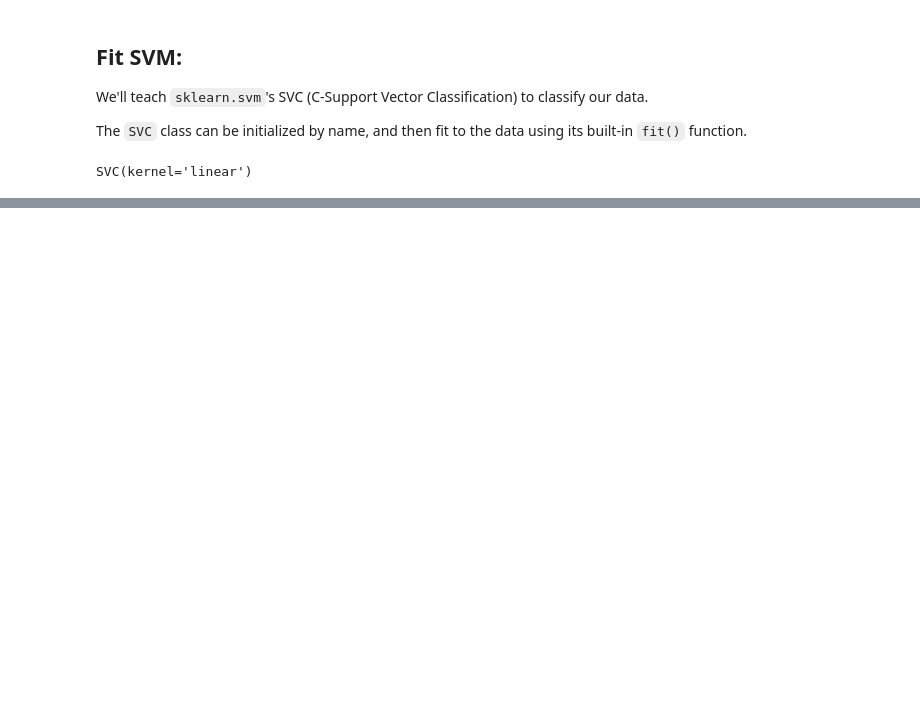
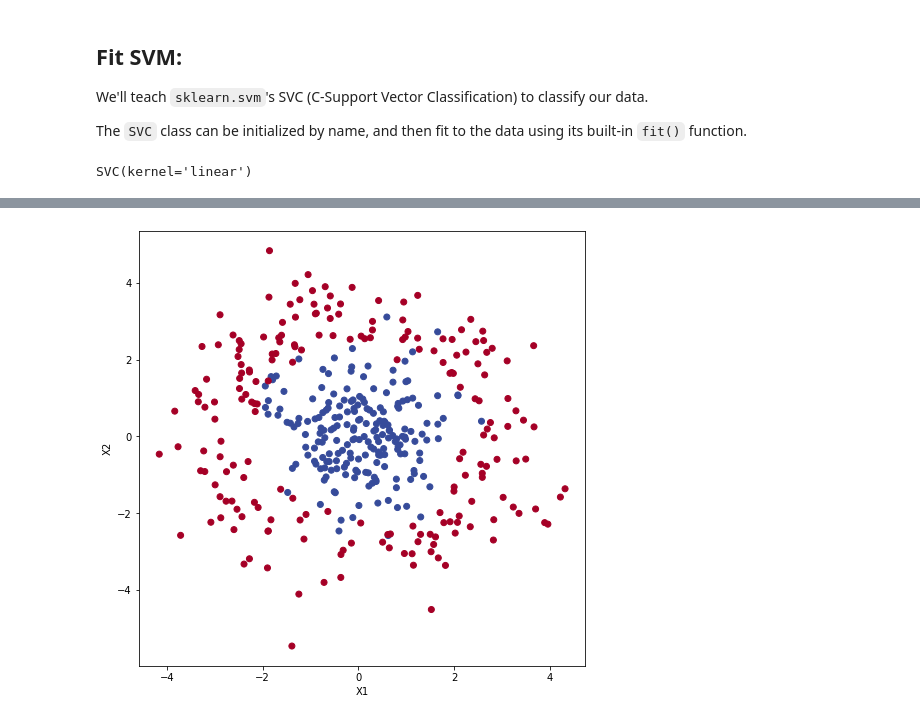
Before and after one commit to aidantmcb/SVM_Demo, a Jupyter notebook: SVM Demo.ipynb, the cells around one changed output, grey strips where cells are left out. Cells and saved outputs as stored; diff of their text form; code cells hidden in the pictures; blank space fills up the shorter version.

```diff
--- a/SVM Demo.ipynb
+++ b/SVM Demo.ipynb
@@ -67,0 +128,20 @@ plt.show()
+# %%
+cov = np.array([[1,0],[0,1]]) # spherical covariance
+N_samples = 200
+
+X_A = np.random.multivariate_normal([0,0], cov, N_samples)
+# Generates a two-dimensional, homoscedastic gaussian sample
+
+X_B = np.random.multivariate_normal([0,0], cov, N_samples)
+r = 2
+mag = np.sqrt(X_B[:, 0]**2 + X_B[:, 1]**2)
+cos_sin = np.divide(X_B, np.vstack([mag, mag]).T) # calculates cos and sin of random positions
+X_B = X_B + r * cos_sin
+# Generates a random disk sample by transforming a two-dimensional gaussian sample to
+# the parametrized circle (x + r * cos(theta), y + r * sin(theta))
+
+X = np.vstack([X_A, X_B])
+# fit X has shape (N_classes * N_samples, N_classes); here N_classes is 2 (inner or outer)
+
+y = np.hstack([np.zeros(N_samples), np.ones(N_samples)])
+# Generate labels for each population
@@ -67,0 +151,9 @@ plt.show()
+# %%
+### Plot the datapoints ###
+fig, ax = plt.subplots(figsize = (8,8))
+ax.scatter(X[:,0], X[:,1], c = y, cmap = cmap)
+ax.set_xlabel('X1')
+ax.set_ylabel('X2')
+plt.show()
+# %% [output]
+[figure, added]
```
Also changed, not shown: parts of 19 cells of this notebook, 1 other file.
